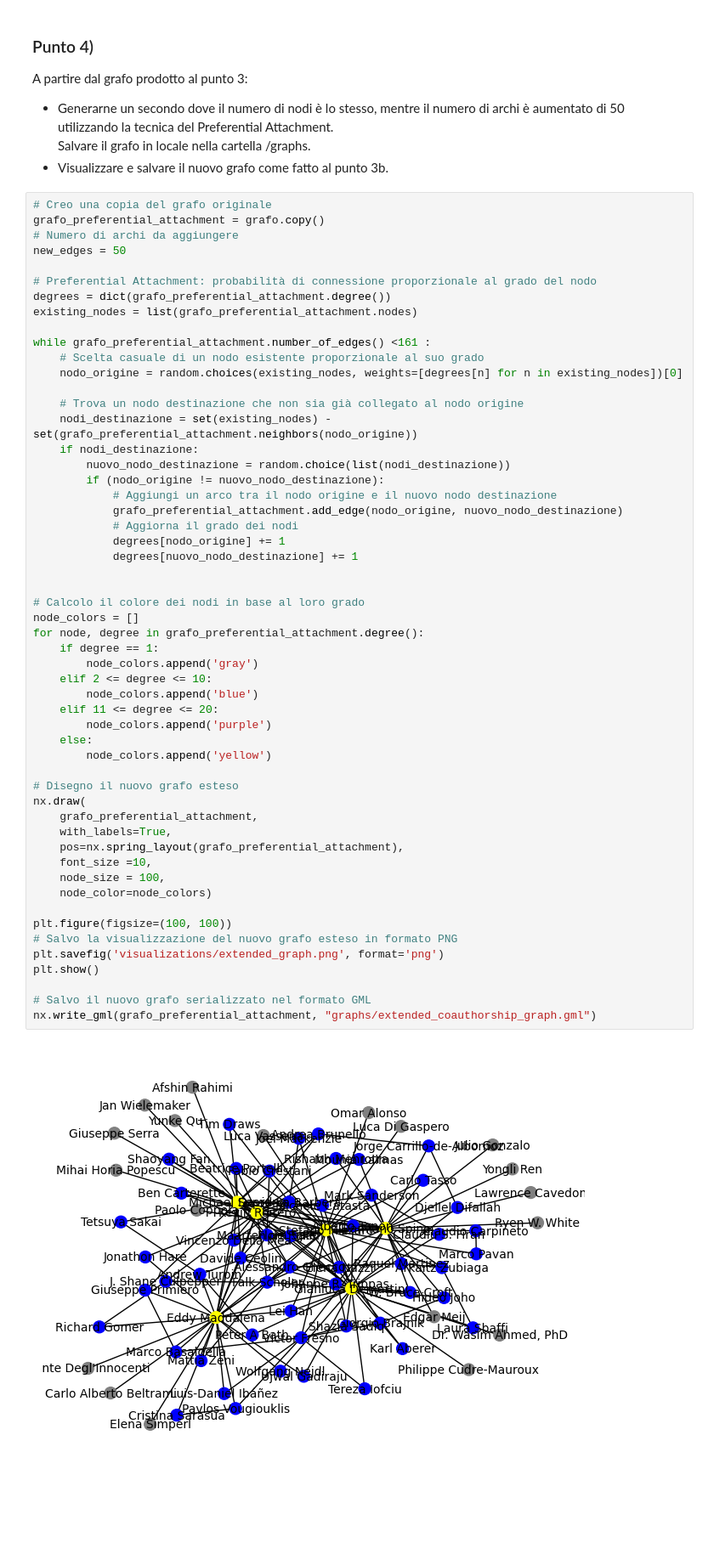
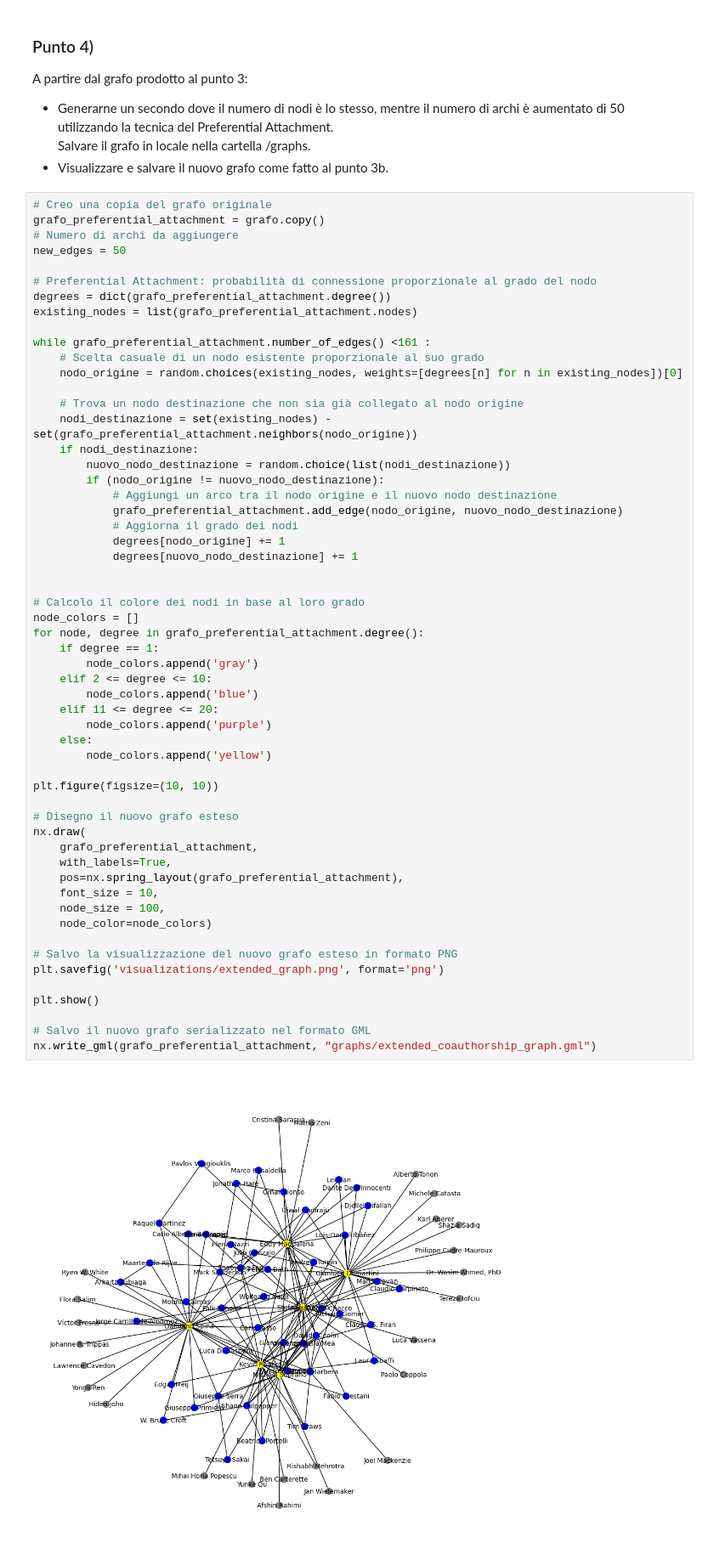
Before and after one commit to g4ix/serpAPI-authors, a Jupyter notebook: progetto-Simeoni_Ramirez_DiNotoMarrella_Pittis.ipynb, the cells around one changed output. Shown at 85% size. Cells and saved outputs as stored; diff of their text form; blank space fills up the shorter version.

```diff
--- a/progetto-Simeoni_Ramirez_DiNotoMarrella_Pittis.ipynb
+++ b/progetto-Simeoni_Ramirez_DiNotoMarrella_Pittis.ipynb
@@ -344,33 +344,35 @@ while grafo_preferential_attachment.number_of_edges() <161 :
             degrees[nuovo_nodo_destinazione] += 1
 
 
 # Calcolo il colore dei nodi in base al loro grado
 node_colors = []
 for node, degree in grafo_preferential_attachment.degree():
     if degree == 1:
         node_colors.append('gray')
     elif 2 <= degree <= 10:
         node_colors.append('blue')
     elif 11 <= degree <= 20:
         node_colors.append('purple')
     else:
         node_colors.append('yellow')
 
+plt.figure(figsize=(10, 10))
+
 # Disegno il nuovo grafo esteso
 nx.draw(
     grafo_preferential_attachment,
     with_labels=True,
     pos=nx.spring_layout(grafo_preferential_attachment),
-    font_size =10,
+    font_size = 10,
     node_size = 100,
     node_color=node_colors)
 
-plt.figure(figsize=(100, 100))
 # Salvo la visualizzazione del nuovo grafo esteso in formato PNG
 plt.savefig('visualizations/extended_graph.png', format='png')
+
 plt.show()
 
 # Salvo il nuovo grafo serializzato nel formato GML
 nx.write_gml(grafo_preferential_attachment, "graphs/extended_coauthorship_graph.gml")
 # %% [output]
-[figure, old version]
+[figure, new version]
```
Also changed, not shown: parts of 7 cells of this notebook, 7 other files.
